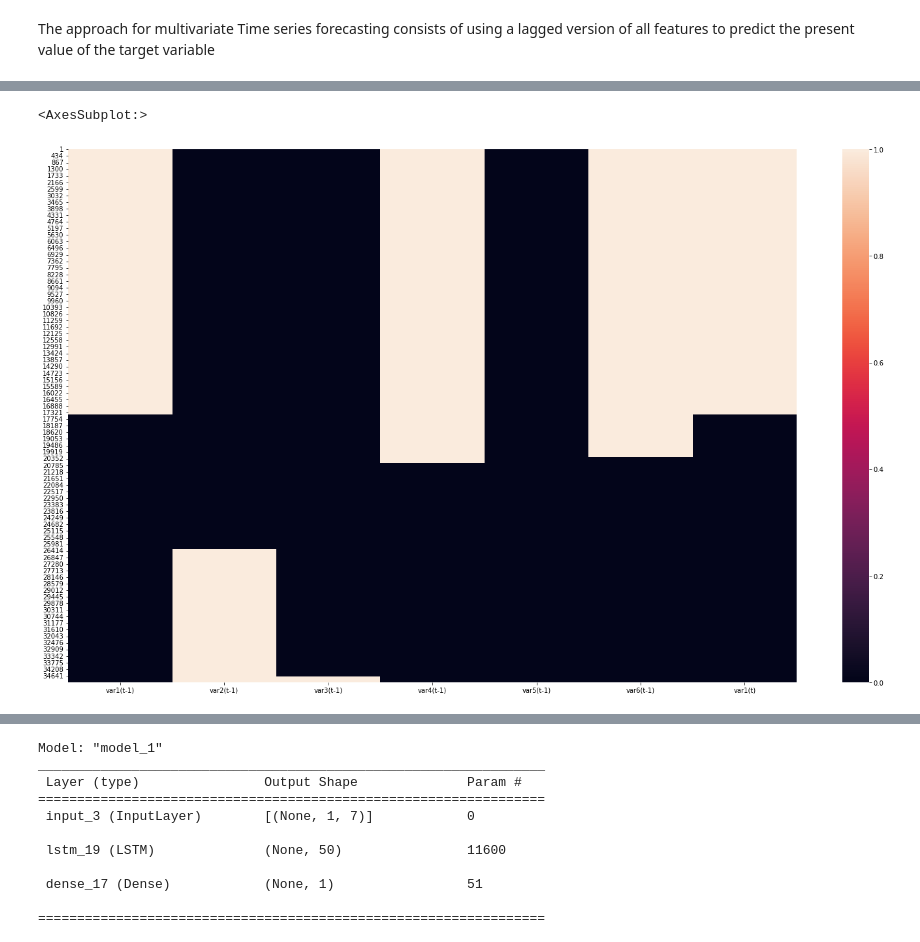
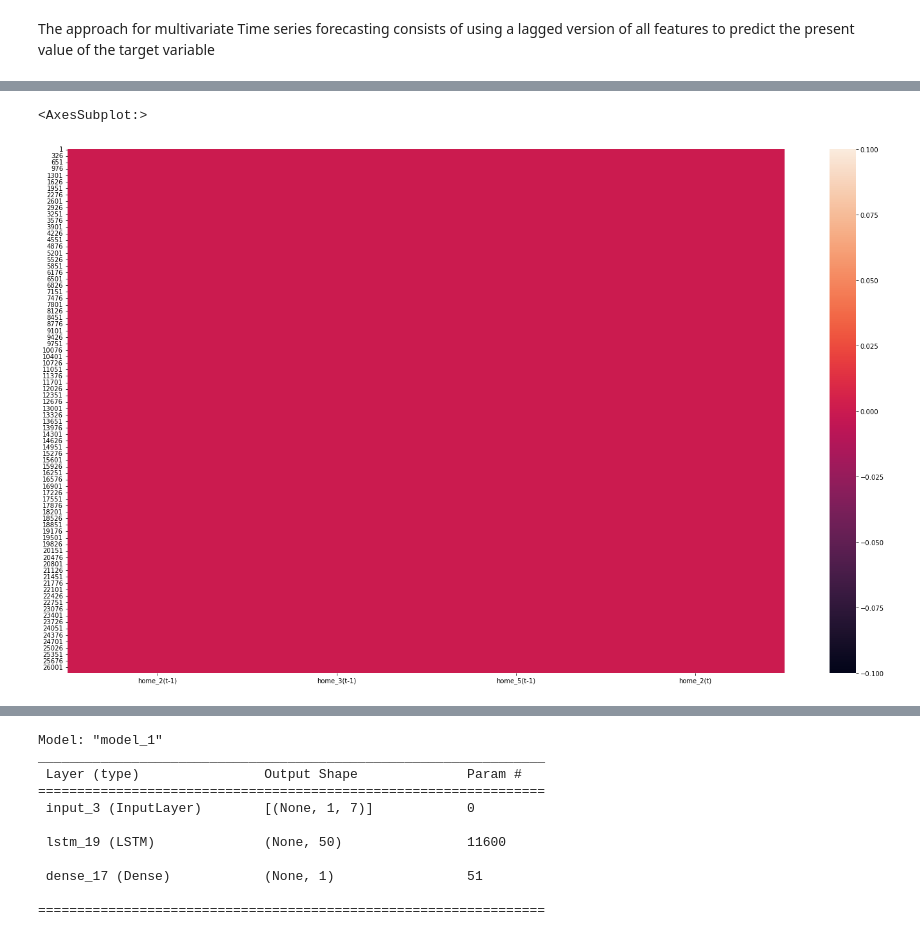
Before and after one commit to danbm94/masterthesis, a Jupyter notebook: flwer_smart.ipynb, the cells around one changed output, grey strips where cells are left out. Drawn from its saved outputs; the diff is of its cells as text; code cells hidden in the pictures.

Commit message:
started running models on different homes

```diff
--- a/flwer_smart.ipynb
+++ b/flwer_smart.ipynb
@@ -264,3 +287,3 @@ reframed = series_to_supervised(scaled, 1, 1, dropnan=False)
 # %%
-# drop columns we don't want to predict
-reframed =reframed.iloc[:,:-6]
+# # drop columns we don't want to predict
+# reframed =reframed.iloc[:,:-6]
@@ -267,4 +306,2 @@ reframed =reframed.iloc[:,:-6]
 # %%
-reframed= reframed.iloc[1:,:]
+# reframed= reframed.iloc[1:,:]
-# %%
-reframed= reframed.drop('var7(t-1)', axis=1)
@@ -271,6 +320,8 @@ reframed= reframed.drop('var7(t-1)', axis=1)
+# %%
+home_b = reframed.iloc[:,[1,2,4,8]]
 # %%
 import seaborn as sns
-sns.heatmap(reframed.isna())
+sns.heatmap(home_b.isna())
 # %% [output]
 <AxesSubplot:>
-[figure, old version]
+[figure, new version]
```
Also changed, not shown: parts of 18 cells of this notebook.
